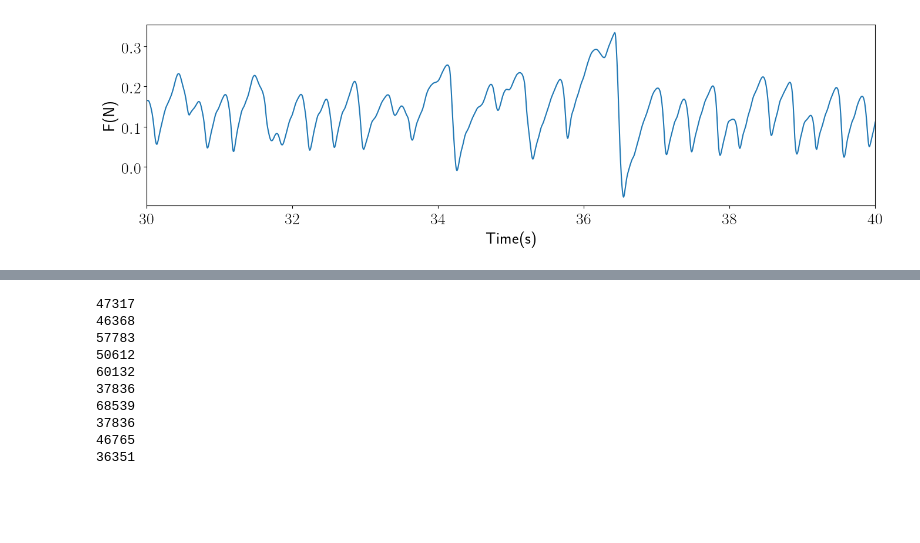
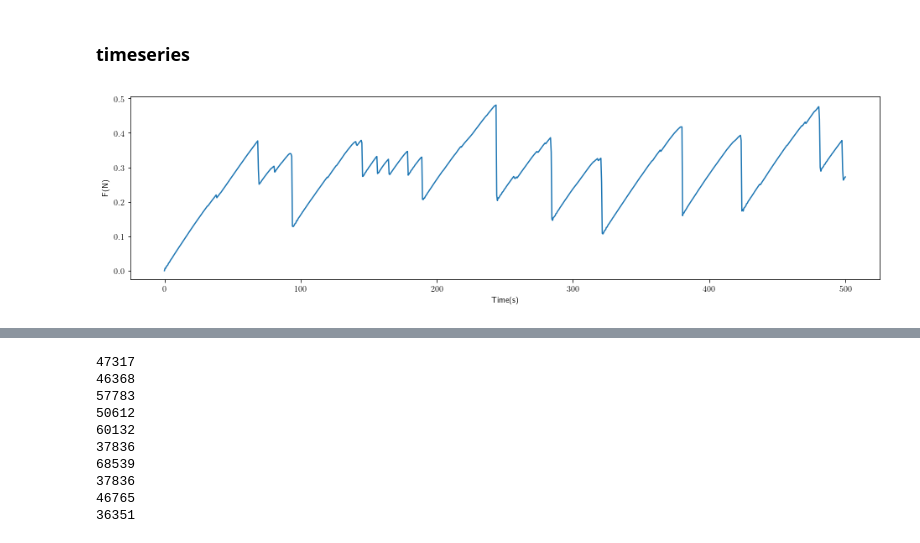
Before and after one commit to kkarimi62/NaumanFriction, a Jupyter notebook: Untitled.ipynb, the cells around one changed output, grey strips where cells are left out. Saved outputs shown, nothing was run; the diff lists cells and outputs as text; code cells hidden in the pictures; blank space fills up the shorter version.

```diff
--- a/Untitled.ipynb
+++ b/Untitled.ipynb
@@ -12,7 +12,7 @@ import matplotlib.ticker
 import matplotlib as mpl
 from mpl_toolkits.mplot3d import Axes3D
 import datetime
-import path
+#import path
 from math import *
 import matplotlib.dates as mdates
 from matplotlib import dates
@@ -30,16 +30,3 @@ warnings.filterwarnings('ignore') #--- get rid of warnings
 rc('text', usetex=True)
 font = {'size'   : 20}
 matplotlib.rc('font', **font)
-
-PATH = './dataset/Force-time series/c=10'
-IRATE = 0
-
-DIR_OUTPT_figs = '/Users/Home/Desktop/Tmp/txt'
-
-nsamp = 10
-TimeSeries = {}
-for isamp in xrange(nsamp):
-    FILE = 'ForceTime%sc10.txt'%isamp
-    TimeSeries[isamp] = pd.read_csv('%s/%s'%(PATH,FILE))
-
-TimeSeries[0].head()
@@ -52,0 +33,17 @@ TimeSeries[0].head()
+# %%
+PATH = './dataset/Force-time series/c=0.1/withTeeth'
+#PATH = './dataset/Force-time series/c=10/latest'
+IRATE = 0
+
+DIR_OUTPT_figs = '/Users/Home/Desktop/Tmp/txt'
+
+nsamp = 1#0
+TimeSeries = {}
+for isamp in xrange(nsamp):
+#    FILE = 'ForceTime%sc0.1.txt'%isamp
+#    FILE = 'ForceTimeVelocity%sc0.1-R4.5R5.txt'%isamp
+#    FILE = 'ForceTimeVelocity%sc10-R4.5R5.txt'%isamp
+    FILE = 'ForceTimeVelocityc0.1.txt'
+    TimeSeries[isamp] = pd.read_csv('%s/%s'%(PATH,FILE))
+
+TimeSeries[0].head()
@@ -53,14 +57,17 @@ TimeSeries[0].head()
+# %% [markdown]
+### timeseries
 # %%
-import matplotlib.pylab as plt
+%matplotlib inline
 
 fig = plt.figure(figsize=(16,4))
 ax = fig.add_subplot(111)
 ax.plot(TimeSeries[0]['Time'],TimeSeries[0]['Force'],'-')
-ax.set_xlim(30,40)
+#ax.set_xlim(30,40)
 #ax.set_xlim(400,700)
 ax.set_xlabel('Time(s)')
 ax.set_ylabel('F(N)')
 fig.savefig('%s/timeSeries.png'%DIR_OUTPT_figs,dpi=150,bbox_inches='tight')
 #ax.set_ylim(-0.01,0.0025)
+#plt.show();
 # %% [output]
-[figure, old version]
+[figure, new version]
```
Also changed, not shown: parts of 96 cells of this notebook, 10 other files.
